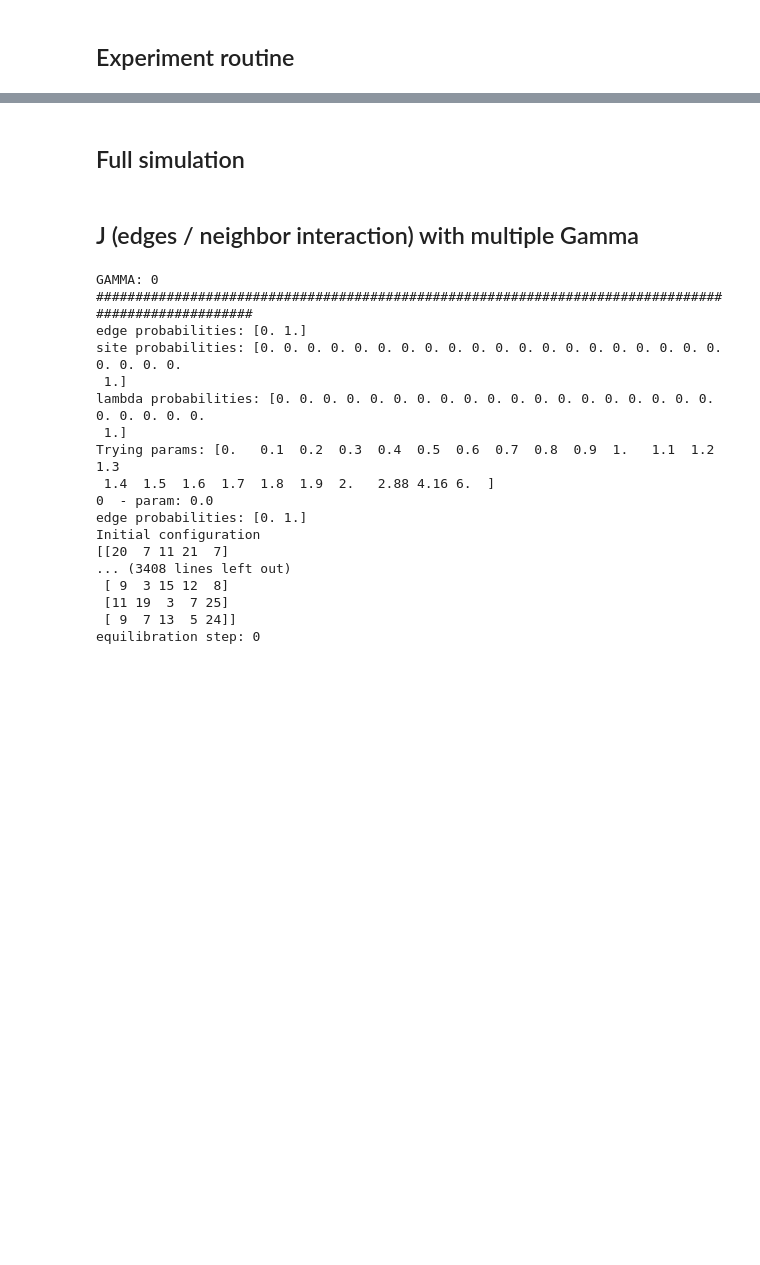
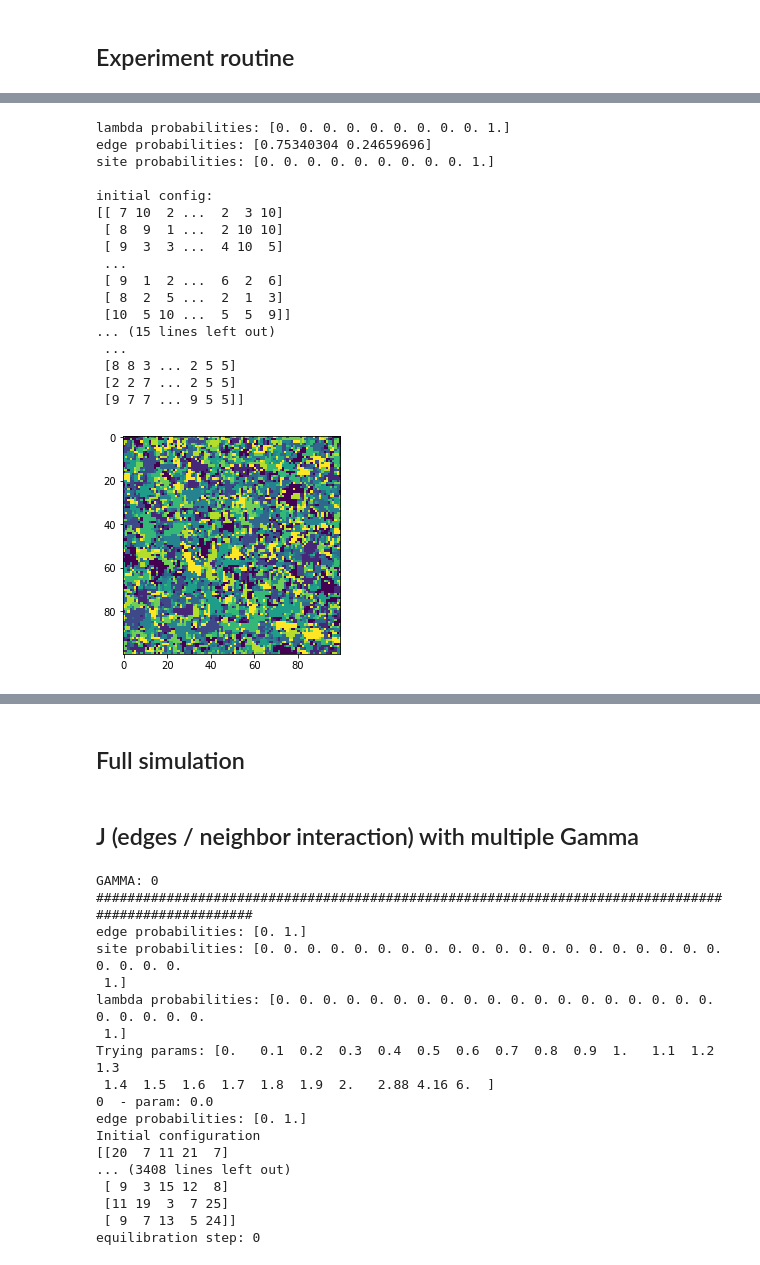
Before and after one commit to oscargomezq/Capstone-RCM, a Jupyter notebook: Simulation 6.ipynb, the cells around one changed output, grey strips where cells are left out. Saved outputs shown, nothing was run; the diff lists cells and outputs as text; code cells hidden in the pictures; blank space fills up the shorter version.

```diff
--- a/Simulation 6.ipynb
+++ b/Simulation 6.ipynb
@@ -511,0 +503,28 @@ KeyboardInterrupt:
+# %%
+only_averages = False
+prt = False
+N, no_cols = 100, 10
+gamma = 0    # strength of preference for low no. of cols
+J = .7        # strength of preference for bonds
+alpha = 0    # strength of preference for colors (field)
+
+single_experiment (N, no_cols, gamma=gamma, J=J, alpha=alpha)
+# %% [output]
+lambda probabilities: [0. 0. 0. 0. 0. 0. 0. 0. 0. 1.]
+edge probabilities: [0.75340304 0.24659696]
+site probabilities: [0. 0. 0. 0. 0. 0. 0. 0. 0. 1.]
+
+initial config:
+[[ 7 10  2 ...  2  3 10]
+ [ 8  9  1 ...  2 10 10]
+ [ 9  3  3 ...  4 10  5]
+ ...
+ [ 9  1  2 ...  6  2  6]
+ [ 8  2  5 ...  2  1  3]
+ [10  5 10 ...  5  5  9]]
+... (15 lines left out)
+ ...
+ [8 8 3 ... 2 5 5]
+ [2 2 7 ... 2 5 5]
+ [9 7 7 ... 9 5 5]]
+[figure, added]
```
Also changed, not shown: parts of 7 cells of this notebook, 1 other file.
